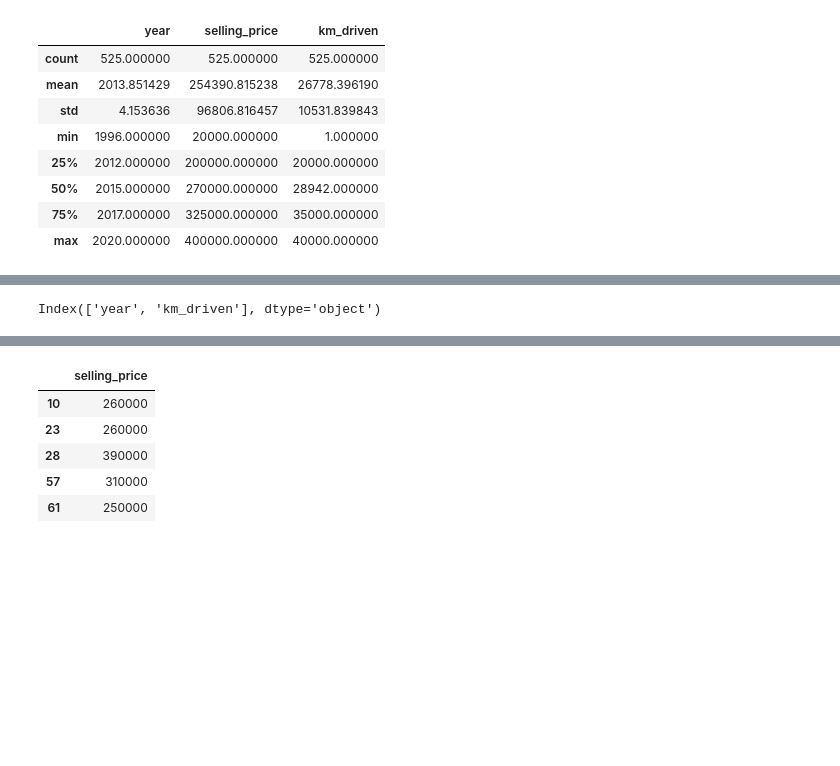
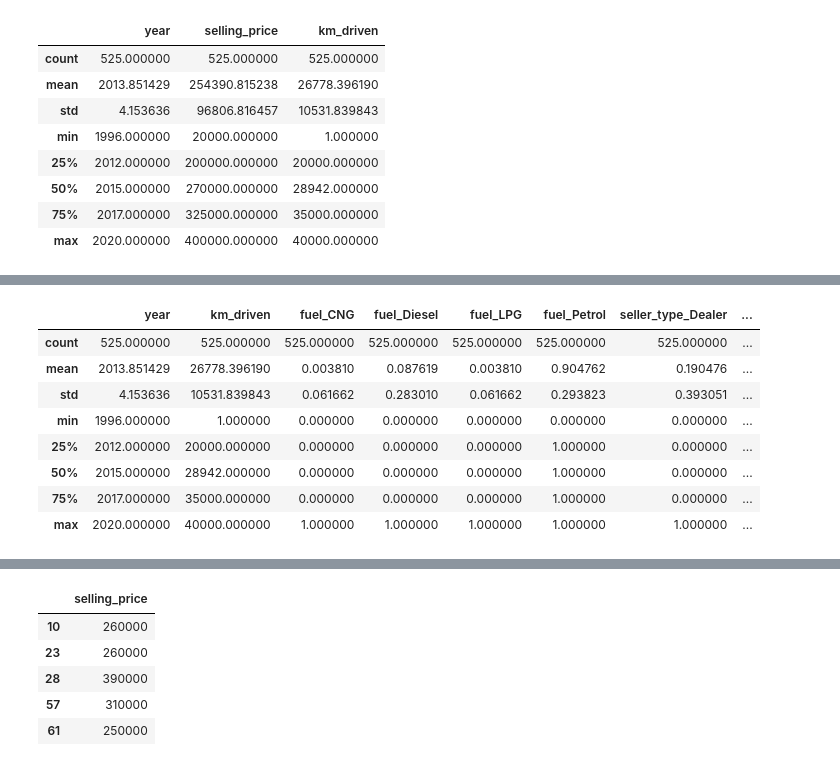
Before and after one commit to AntonyVasilev/vehicle-selling-price, a Jupyter notebook: Vehicle dataset.ipynb, the cells around one changed output, grey strips where cells are left out. Drawn from its saved outputs; the diff is of its cells as text; code cells hidden in the pictures; blank space fills up the shorter version.

```diff
--- a/Vehicle dataset.ipynb
+++ b/Vehicle dataset.ipynb
@@ -225,9 +261,17 @@ df_prepared.head()
 # %%
 X = df_prepared.loc[:, df_prepared.columns != 'selling_price']
 # %%
-X.columns
+X.describe()
 # %% [output]
-Index(['year', 'km_driven'], dtype='object')
+|  | year | km_driven | fuel_CNG | fuel_Diesel | fuel_LPG | fuel_Petrol | seller_type_Dealer | ... |
+| count | 525.000000 | 525.000000 | 525.000000 | 525.000000 | 525.000000 | 525.000000 | 525.000000 | ... |
+| mean | 2013.851429 | 26778.396190 | 0.003810 | 0.087619 | 0.003810 | 0.904762 | 0.190476 | ... |
+| std | 4.153636 | 10531.839843 | 0.061662 | 0.283010 | 0.061662 | 0.293823 | 0.393051 | ... |
+| min | 1996.000000 | 1.000000 | 0.000000 | 0.000000 | 0.000000 | 0.000000 | 0.000000 | ... |
+| 25% | 2012.000000 | 20000.000000 | 0.000000 | 0.000000 | 0.000000 | 1.000000 | 0.000000 | ... |
+| 50% | 2015.000000 | 28942.000000 | 0.000000 | 0.000000 | 0.000000 | 1.000000 | 0.000000 | ... |
+| 75% | 2017.000000 | 35000.000000 | 0.000000 | 0.000000 | 0.000000 | 1.000000 | 0.000000 | ... |
+| max | 2020.000000 | 40000.000000 | 1.000000 | 1.000000 | 1.000000 | 1.000000 | 1.000000 | ... |
 # %%
 X.head()
 # %% [output]
```
Also changed, not shown: parts of 26 cells of this notebook, 1 other file.
